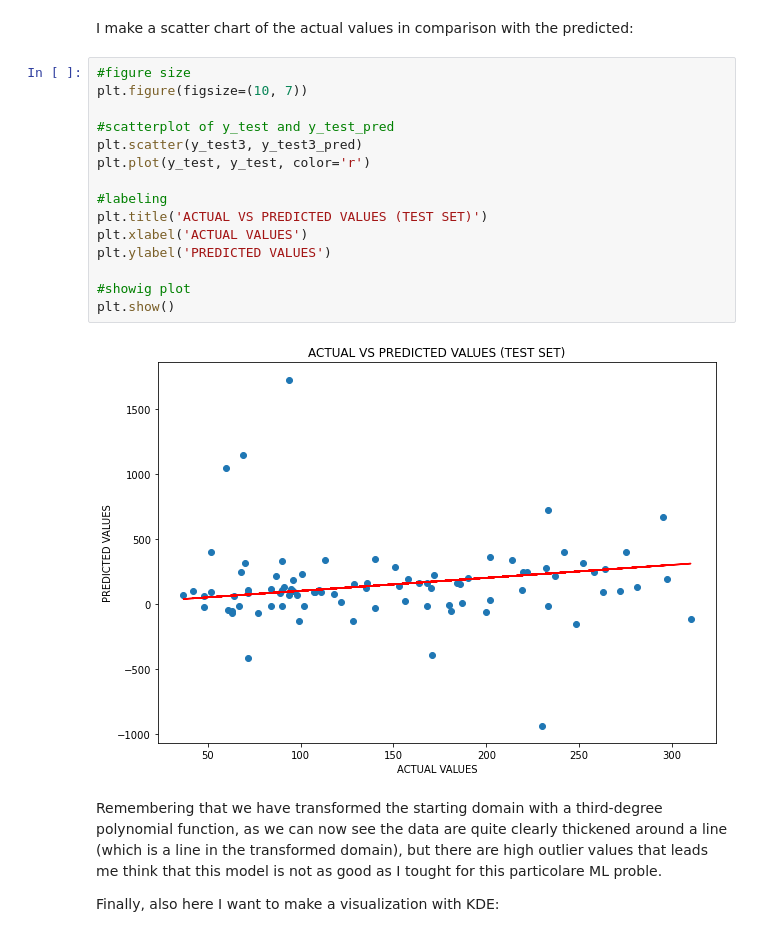
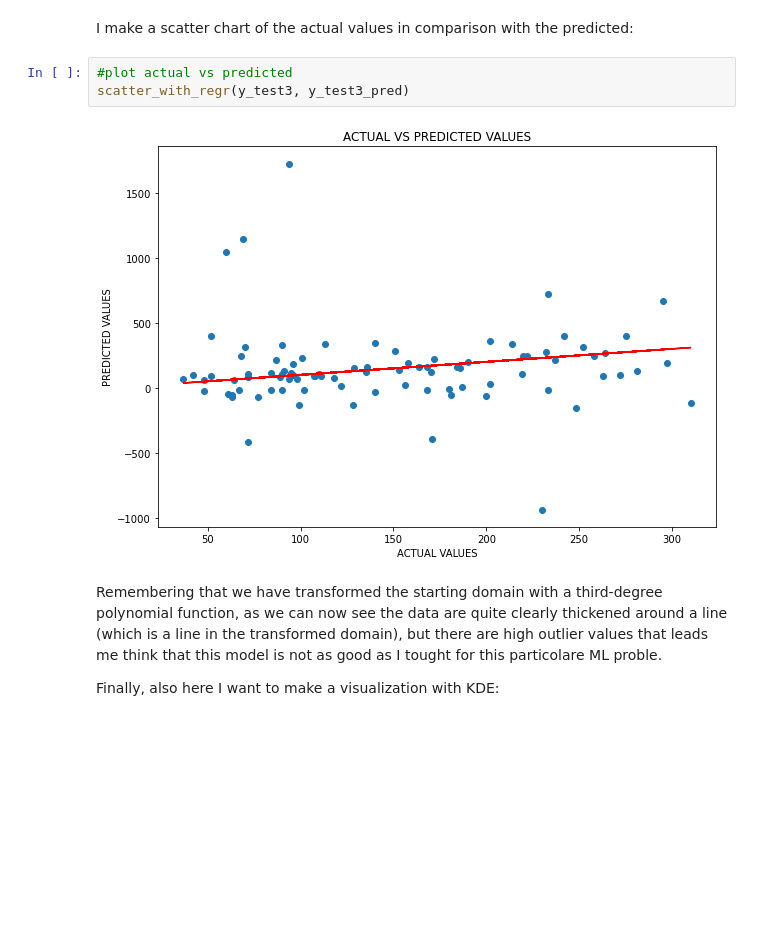
Before and after one commit to federico-trotta/predicting_diabetes_with_ML, a Jupyter notebook: diabetes_predictions.ipynb, the cells around one changed output. Drawn from its saved outputs; the diff is of its cells as text; blank space fills up the shorter version.

```diff
--- a/diabetes_predictions.ipynb
+++ b/diabetes_predictions.ipynb
@@ -463,22 +400,10 @@ In fact, The MAE and the MSE are much higher than the ones calculated with the p
 # %% [markdown]
 I make a scatter chart of the actual values in comparison with the predicted:
 # %%
-#figure size
-plt.figure(figsize=(10, 7))
-
-#scatterplot of y_test and y_test_pred
-plt.scatter(y_test3, y_test3_pred)
-plt.plot(y_test, y_test, color='r')
-
-#labeling
-plt.title('ACTUAL VS PREDICTED VALUES (TEST SET)')
-plt.xlabel('ACTUAL VALUES')
-plt.ylabel('PREDICTED VALUES')
-
-#showig plot
-plt.show()
+#plot actual vs predicted
+scatter_with_regr(y_test3, y_test3_pred)
 # %% [output]
-[figure, old version]
+[figure, new version]
 # %% [markdown]
 Remembering that we have transformed the starting domain with a third-degree polynomial function, as we can now see the data are quite clearly thickened around a line (which is a line in the transformed domain), but there are high outlier values that leads me think that this model is not as good as I tought for this particolare ML proble.
 
```
Also changed, not shown: parts of 14 cells of this notebook, 1 other file.
